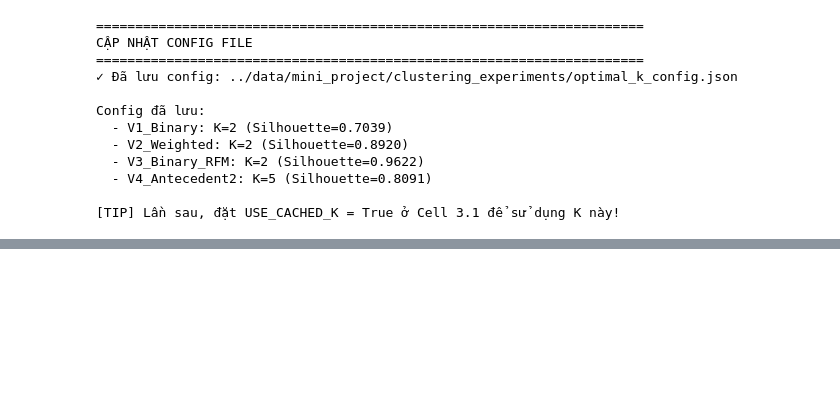
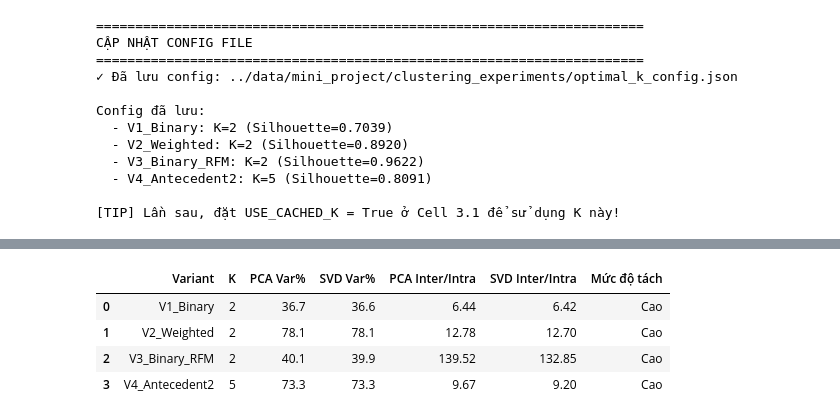
Before and after one commit to ThanhTung-KHMT-1701/ShopCluster, a Jupyter notebook: notebooks/ShopCluster.ipynb, the cells around one changed output, grey strips where cells are left out. Drawn from its saved outputs; the diff is of its cells as text; code cells hidden in the pictures; blank space fills up the shorter version.

```diff
--- a/notebooks/ShopCluster.ipynb
+++ b/notebooks/ShopCluster.ipynb
@@ -3621,0 +4038,94 @@ Config đã lưu:
+# %%
+# =============================================================================
+# 4.4. CLUSTER SEPARATION ANALYSIS
+# =============================================================================
+# So sánh mức độ tách cụm giữa 4 variants dựa trên PCA và SVD
+
+print("="*70)
+print("PHÂN TÍCH MỨC ĐỘ TÁCH CỤM - SO SÁNH 4 VARIANTS")
+print("="*70)
+
+# -----------------------------------------------------------------------------
+# 1. Tính khoảng cách giữa các centroid (Inter-cluster distance)
+# -----------------------------------------------------------------------------
+def calculate_centroid_distance(Z, labels, k):
+    """Tính khoảng cách trung bình giữa các centroid"""
+    centroids = []
+    for i in range(k):
+        mask = labels == i
+        centroid = Z[mask].mean(axis=0)
+        centroids.append(centroid)
+
+    # Tính khoảng cách giữa từng cặp centroid
+    distances = []
+    for i in range(k):
+        for j in range(i+1, k):
+            dist = np.linalg.norm(centroids[i] - centroids[j])
+            distances.append(dist)
+
+    return np.mean(distances) if distances else 0
+
+# -----------------------------------------------------------------------------
+# 2. Tính độ phân tán trong cụm (Intra-cluster scatter)
+# -----------------------------------------------------------------------------
+def calculate_intra_scatter(Z, labels, k):
+    """Tính độ phân tán trung bình trong các cụm"""
+    scatters = []
+    for i in range(k):
+        mask = labels == i
+        if mask.sum() > 1:
+            points = Z[mask]
+            centroid = points.mean(axis=0)
+            scatter = np.mean(np.linalg.norm(points - centroid, axis=1))
+            scatters.append(scatter)
+    return np.mean(scatters) if scatters else 0
+
+# -----------------------------------------------------------------------------
+# 3. Tạo bảng so sánh
+# -----------------------------------------------------------------------------
+comparison_data = []
+
+for variant in VARIANT_NAMES:
+    labels = cluster_data[variant]
+    k = K_VALUES[variant]
+
+    # PCA metrics
+    Z_pca = pca_results[variant]['Z']
+    pca_var = pca_results[variant]['total_variance']
+    pca_inter = calculate_centroid_distance(Z_pca, labels, k)
+    pca_intra = calculate_intra_scatter(Z_pca, labels, k)
+    pca_ratio = pca_inter / pca_intra if pca_intra > 0 else 0
+
+    # SVD metrics
+    Z_svd = svd_results[variant]['Z']
+    svd_var = svd_results[variant]['total_variance']
+    svd_inter = calculate_centroid_distance(Z_svd, labels, k)
+    svd_intra = calculate_intra_scatter(Z_svd, labels, k)
+    svd_ratio = svd_inter / svd_intra if svd_intra > 0 else 0
+
+    # Đánh giá mức độ tách cụm
+    # Dựa trên ratio: Inter/Intra càng cao càng tốt
+    avg_ratio = (pca_ratio + svd_ratio) / 2
+    if avg_ratio > 2.0:
+        separation = "Cao"
+    elif avg_ratio > 1.0:
+        separation = "Trung bình"
+    else:
+        separation = "Thấp"
+
+    comparison_data.append({
+        'Variant': variant,
+        'K': k,
+        'PCA Var%': f"{pca_var:.1f}",
+        'SVD Var%': f"{svd_var:.1f}",
+        'PCA Inter/Intra': f"{pca_ratio:.2f}",
+        'SVD Inter/Intra': f"{svd_ratio:.2f}",
+        'Mức độ tách': separation
+    })
+
+df_comparison = pd.DataFrame(comparison_data)
+
+print("\nBẢNG SO SÁNH MỨC ĐỘ TÁCH CỤM:")
+print("-" * 70)
+display(df_comparison)
+# %% [output]
@@ -3621,0 +4138,5 @@ Config đã lưu:
+|  | Variant | K | PCA Var% | SVD Var% | PCA Inter/Intra | SVD Inter/Intra | Mức độ tách |
+| 0 | V1_Binary | 2 | 36.7 | 36.6 | 6.44 | 6.42 | Cao |
+| 1 | V2_Weighted | 2 | 78.1 | 78.1 | 12.78 | 12.70 | Cao |
+| 2 | V3_Binary_RFM | 2 | 40.1 | 39.9 | 139.52 | 132.85 | Cao |
+| 3 | V4_Antecedent2 | 5 | 73.3 | 73.3 | 9.67 | 9.20 | Cao |
```
Also changed, not shown: parts of 10 cells of this notebook, 3 other files.
